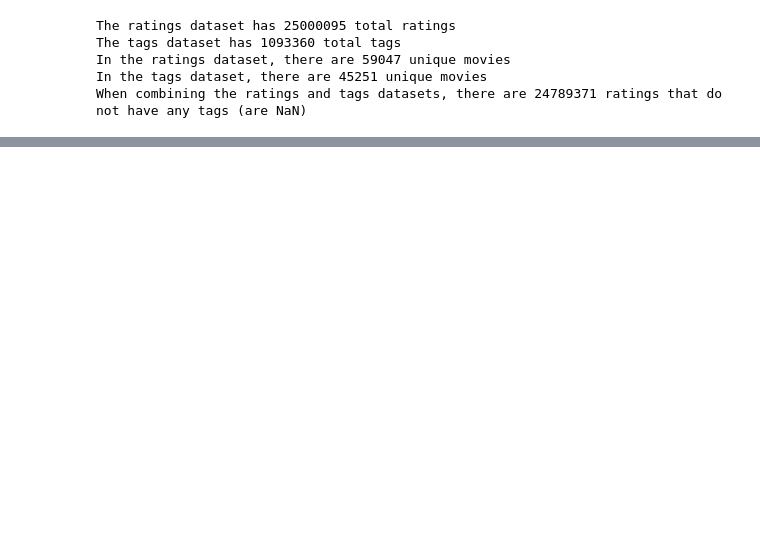
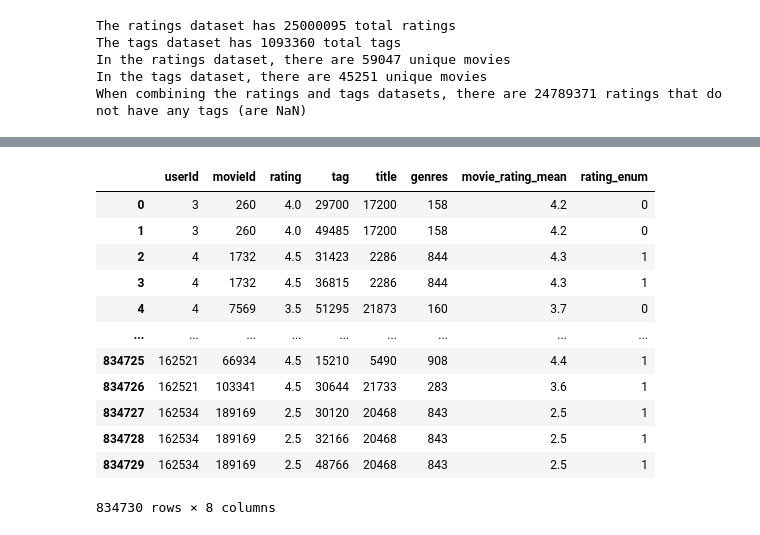
Before and after one commit to maliabarker/CS533-team-assignment, a Jupyter notebook: group-project.ipynb, the cells around one changed output, grey strips where cells are left out. Cells and saved outputs as stored; diff of their text form; code cells hidden in the pictures; blank space fills up the shorter version.

```diff
--- a/group-project.ipynb
+++ b/group-project.ipynb
@@ -190,0 +280,16 @@ movies_df.head()
+# %%
+ml_dataset
+# %% [output]
+|  | userId | movieId | rating | tag | title | genres | movie_rating_mean | rating_enum |
+| 0 | 3 | 260 | 4.0 | 29700 | 17200 | 158 | 4.2 | 0 |
+| 1 | 3 | 260 | 4.0 | 49485 | 17200 | 158 | 4.2 | 0 |
+| 2 | 4 | 1732 | 4.5 | 31423 | 2286 | 844 | 4.3 | 1 |
+| 3 | 4 | 1732 | 4.5 | 36815 | 2286 | 844 | 4.3 | 1 |
+| 4 | 4 | 7569 | 3.5 | 51295 | 21873 | 160 | 3.7 | 0 |
+| ... | ... | ... | ... | ... | ... | ... | ... | ... |
+| 834725 | 162521 | 66934 | 4.5 | 15210 | 5490 | 908 | 4.4 | 1 |
+| 834726 | 162521 | 103341 | 4.5 | 30644 | 21733 | 283 | 3.6 | 1 |
+| 834727 | 162534 | 189169 | 2.5 | 30120 | 20468 | 843 | 2.5 | 1 |
+| 834728 | 162534 | 189169 | 2.5 | 32166 | 20468 | 843 | 2.5 | 1 |
+| 834729 | 162534 | 189169 | 2.5 | 48766 | 20468 | 843 | 2.5 | 1 |
+834730 rows × 8 columns
```
Also changed, not shown: parts of 67 cells of this notebook.
